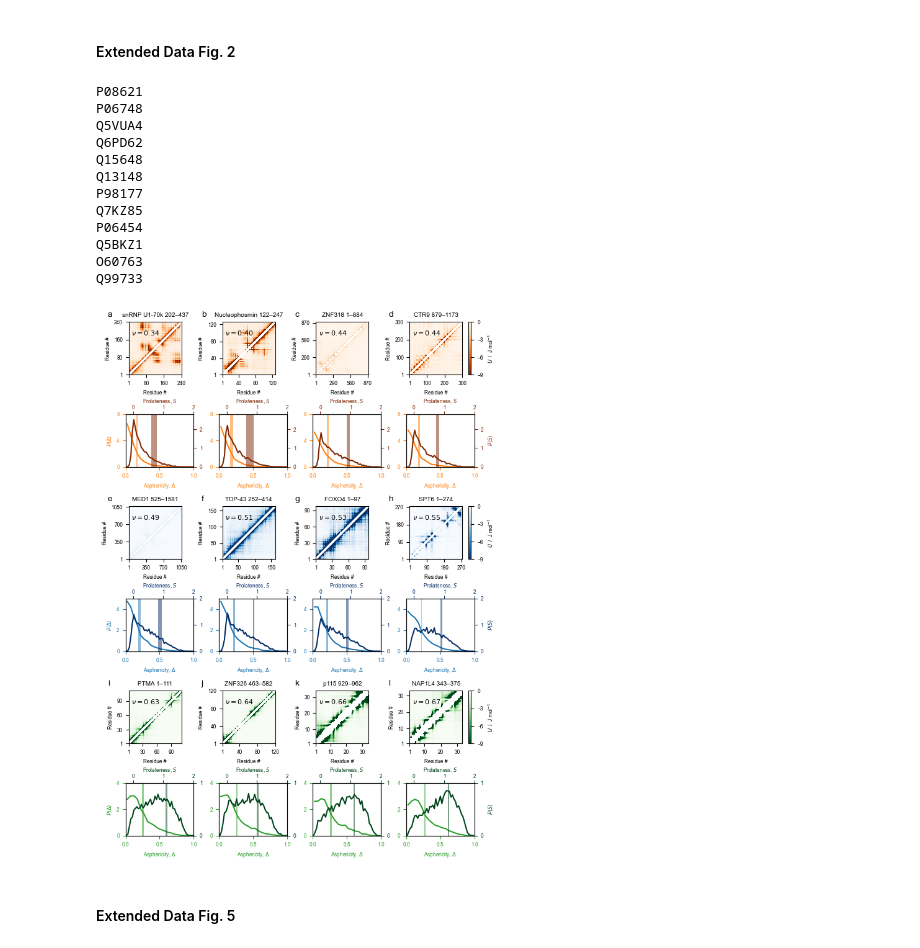
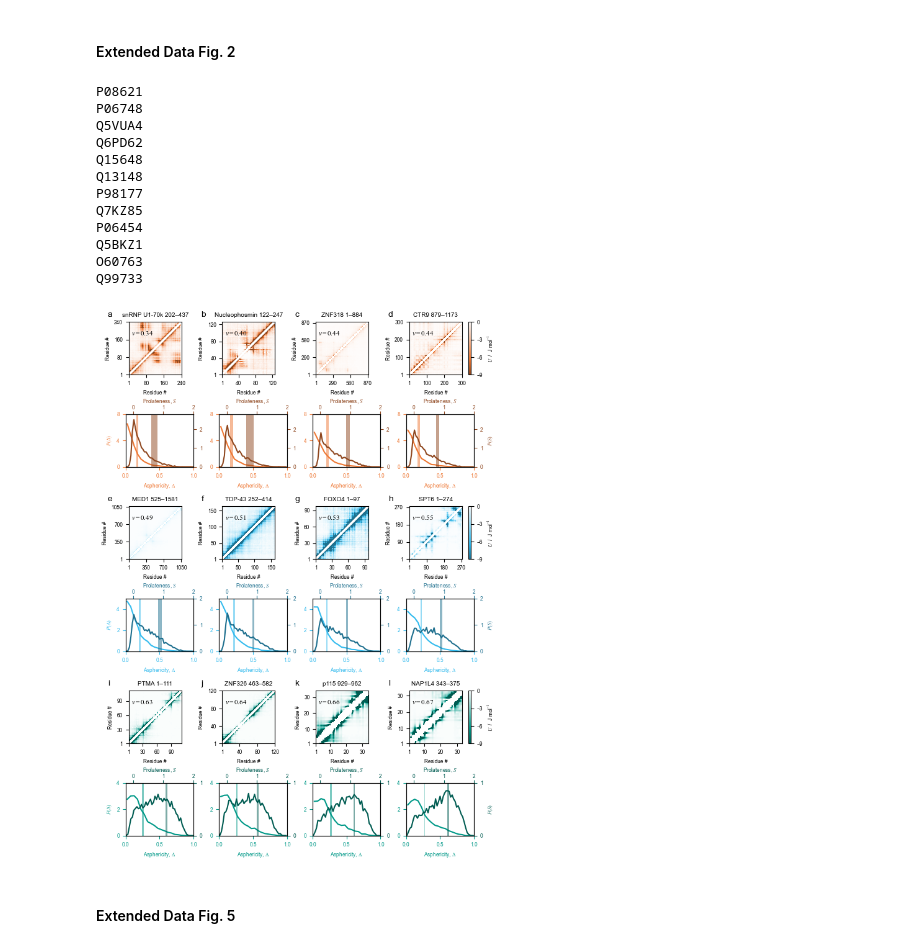
Before and after one commit to KULL-Centre/_2023_Tesei_IDRome, a Jupyter notebook: seq_conf_prop.ipynb, the cells around one changed output. Cells and saved outputs as stored; diff of their text form; code cells hidden in the pictures.

```diff
--- a/seq_conf_prop.ipynb
+++ b/seq_conf_prop.ipynb
@@ -106,11 +131,11 @@ for name,n_ticks in zip(df_idrome[df_idrome.index.str.startswith('Q99457')].inde
     emap = pd.read_csv(f'md_simulations/data/replicas/{name:s}_emap.csv.gz',index_col=0)
 
     if df_idrome.loc[name].nu <= 0.45:
-        cmap = plt.cm.Oranges_r
-        color = 'tab:orange'
+        cmap = oranges
+        color = pt_colors['orange']
     else:
-        cmap = plt.cm.Blues_r
-        color = 'tab:blue'
+        cmap = blues
+        color = pt_colors['cyan']
 
     f = plt.figure(figsize=(1.4,1))
     plt.rc('font', **{'family':'sans-serif','sans-serif':['Arial'], 'size': 6})
@@ -151,6 +176,7 @@ Q99457_1_97
 # %%
 fig, ax = plt.subplots(1, 1, sharex=False, sharey=False, figsize=(2,2.3))
 plt.rc('font', **{'family':'sans-serif','sans-serif':['Arial'], 'size': 6})
+mpl.rcParams['pdf.fonttype'] = 42
 
 N_tot = df_idrome.index.size
 p_compact = df_idrome.query(f'nu <= 0.45').shape[0]/N_tot*100
@@ -160,10 +186,10 @@ p_theta = 100-p_compact-p_expanded
 intervals = pd.cut(df_idrome['nu'], np.arange(0.05, .76, .05))
 sum_std = df_idrome['nu'].groupby(intervals).agg(['count'])
 sum_std['count'].plot(rot=0, ax=ax, kind='bar',hatch='/////',color='w',
-                      edgecolor=['tab:orange']*8+['tab:blue']*2+['tab:green']*4,width=1)
+                      edgecolor=[pt_colors['orange']]*8+[pt_colors['cyan']]*2+[pt_colors['teal']]*4,width=1)
 
-ax.annotate(f'{p_compact:.0f}%',xy=(.25,.92),xycoords='axes fraction',color='tab:orange',fontsize=6)
-ax.annotate(f'{p_expanded:.0f}%',xy=(.8,.92),xycoords='axes fraction',color='tab:green',fontsize=6)
+ax.annotate(f'{p_compact:.0f}%',xy=(.25,.92),xycoords='axes fraction',color=pt_colors['orange'],fontsize=6)
+ax.annotate(f'{p_expanded:.0f}%',xy=(.8,.92),xycoords='axes fraction',color=pt_colors['teal'],fontsize=6)
 
 ax.set_ylabel('Number of Sequences')
 ax.set_xlabel(r'$\nu$')
@@ -214,7 +240,7 @@ f, ((ax1,ax2,ax3,ax4),(ax5,ax6,ax7,ax8)) = plt.subplots(2, 4, sharex=False, shar
 plt.rc('font', **{'family':'sans-serif','sans-serif':['Arial'], 'size': 6})
 
 features = ['mean_lambda','z_delta_+-','z_omega_-','z_omega_pi','SPR','fcr']
-labels = [r'$\langle \lambda \rangle$','$z(\delta_{+-})$','$z(\Omega_{-})$','$z(\Omega_{\pi})$',
+labels = [r'$< \lambda >$','$z(\delta_{+-})$','$z(\Omega_{-})$','$z(\Omega_{\pi})$',
           r'$S_\mathrm{conf}$ / $N$ / $k_B$','FCR']
 
 bin_width = .015
@@ -291,7 +317,7 @@ im = ax7.imshow(h, cmap=plt.cm.viridis_r,
                  origin='lower',alpha=1,extent=[xbins_center.min(),xbins_center.max(),
                                                ybins_center.min(),ybins_center.max()],
                  vmin=.35,vmax=.65,aspect='auto',interpolation='nearest')
-ax7.set_xlabel(r'$\langle \lambda \rangle$')
+ax7.set_xlabel(r'$< \lambda >$')
 ax7.set_ylim(-5,12)
 ax7.set_xticks([.1,.3,.5,.7])
 #ax7.set_xlim(.1,.62)
@@ -324,7 +350,7 @@ im = ax8.imshow(h, cmap=plt.cm.viridis_r,
                  origin='lower',alpha=1,extent=[xbins_center.min(),xbins_center.max(),
                                                ybins_center.min(),ybins_center.max()],
                  vmin=.35,vmax=.65,aspect='auto',interpolation='nearest')
-ax8.set_xlabel(r'$\langle \lambda \rangle$')
+ax8.set_xlabel(r'$< \lambda >$')
 ax8.set_xticks([.1,.3,.5,.7])
 ax8.set_xticklabels([.1,.3,.5,.7])
 #ax8.set_xlim(.1,.62)
@@ -375,6 +401,7 @@ fcr 0.6945415959252971 0.9583333333333334
 # %%
 f, (r1,r2,r3,r4,r5,r6) = plt.subplots(6, 4, sharex=False, sharey=False, figsize=(6.6,9))
 plt.rc('font', **{'family':'sans-serif','sans-serif':['Arial'], 'size': 6})
+mpl.rcParams['pdf.fonttype'] = 42
 
 proteins = ['P08621_202_437','Q5VUA4_1_884','P06748_122_247','Q6PD62_879_1173',
 'Q13148_252_414','Q15648_525_1581','Q7KZ85_1_274','P98177_1_97',
@@ -392,16 +419,16 @@ for i,name in enumerate(df_replicas.loc[proteins].sort_values('nu').index):
     emap = pd.read_csv(f'md_simulations/data/replicas/{name:s}_emap.csv.gz',index_col=0)
 
     if df_replicas.loc[name].nu <= 0.45:
-        cmap = plt.cm.Oranges_r
-        color = 'tab:orange'
+        cmap = oranges
+        color = pt_colors['orange']
         dark_color = dark_orange
     elif df_replicas.loc[name].nu > 0.55:
-        cmap = plt.cm.Greens_r
-        color = 'tab:green'
+        cmap = greens
+        color = pt_colors['teal']
         dark_color = dark_green
     else:
-        cmap = plt.cm.Blues_r
-        color = 'tab:blue'
+        cmap = blues
+        color = pt_colors['cyan']
         dark_color = dark_blue
 
     n_ticks = 4 if i == 8 else 3
@@ -459,19 +486,19 @@ for i,name in enumerate(df_replicas.loc[proteins].sort_values('nu').index):
         ax_a[i].set_yticks([0,4,8])
         ax_a[i].axvspan(df_replicas.loc[name,'Delta']-df_replicas.loc[name,'Delta_err'],
                         df_replicas.loc[name,'Delta']+df_replicas.loc[name,'Delta_err'],
-                        alpha=0.5, lw=0.5, color='tab:orange')
+                        alpha=0.5, lw=0.5, color=pt_colors['orange'])
     elif i > 7:
         ax_a[i].set_ylim(0,4)
         ax_a[i].set_yticks([0,2,4])
         ax_a[i].axvspan(df_replicas.loc[name,'Delta']-df_replicas.loc[name,'Delta_err'],
                         df_replicas.loc[name,'Delta']+df_replicas.loc[name,'Delta_err'],
-                        alpha=0.5, lw=0.5, color='tab:green')
+                        alpha=0.5, lw=0.5, color=pt_colors['teal'])
     else:
         ax_a[i].set_ylim(0,5)
         ax_a[i].set_yticks([0,2,4])
         ax_a[i].axvspan(df_replicas.loc[name,'Delta']-df_replicas.loc[name,'Delta_err'],
                         df_replicas.loc[name,'Delta']+df_replicas.loc[name,'Delta_err'],
-                        alpha=0.5, lw=0.5, color='tab:blue')
+                        alpha=0.5, lw=0.5, color=pt_colors['cyan'])
 
     if i < 4:
         ax_s.set_ylim(0,2.8)
@@ -483,34 +510,34 @@ for i,name in enumerate(df_replicas.loc[proteins].sort_values('nu').index):
         ax_s.set_yticks([0,1])
         ax_s.axvspan(df_replicas.loc[name,'S']-df_replicas.loc[name,'S_err'],
                         df_replicas.loc[name,'S']+df_replicas.loc[name,'S_err'], alpha=0.5,
                      lw=0.5, color=dark_green)
     else:
         ax_s.set_ylim(0,2)
         ax_s.set_yticks([0,1,2])
         ax_s.axvspan(df_replicas.loc[name,'S']-df_replicas.loc[name,'S_err'],
                         df_replicas.loc[name,'S']+df_replicas.loc[name,'S_err'], alpha=0.5,
                      lw=0.5, color=dark_blue)
 
     print(df_idrome.loc[name,'UniProt_ID'])
     ax_map[i].set_title(label_dict[name]+' {:d}–{:d}'.format(
                         df_idrome.loc[name,'first'],df_idrome.loc[name,'last']))
 
 plt.tight_layout()
 plt.savefig('figs/ED_fig2.jpg',dpi=600)
 # %% [output]
 P08621
 P06748
 Q5VUA4
 Q6PD62
 Q15648
 Q13148
 P98177
 Q7KZ85
 P06454
 Q5BKZ1
 O60763
 Q99733
-[figure, old version]
+[figure, new version]
 # %% [markdown]
 #### Extended Data Fig. 5
 # %% [markdown]
```
Also changed, not shown: parts of 7 cells of this notebook, 9 other files.
